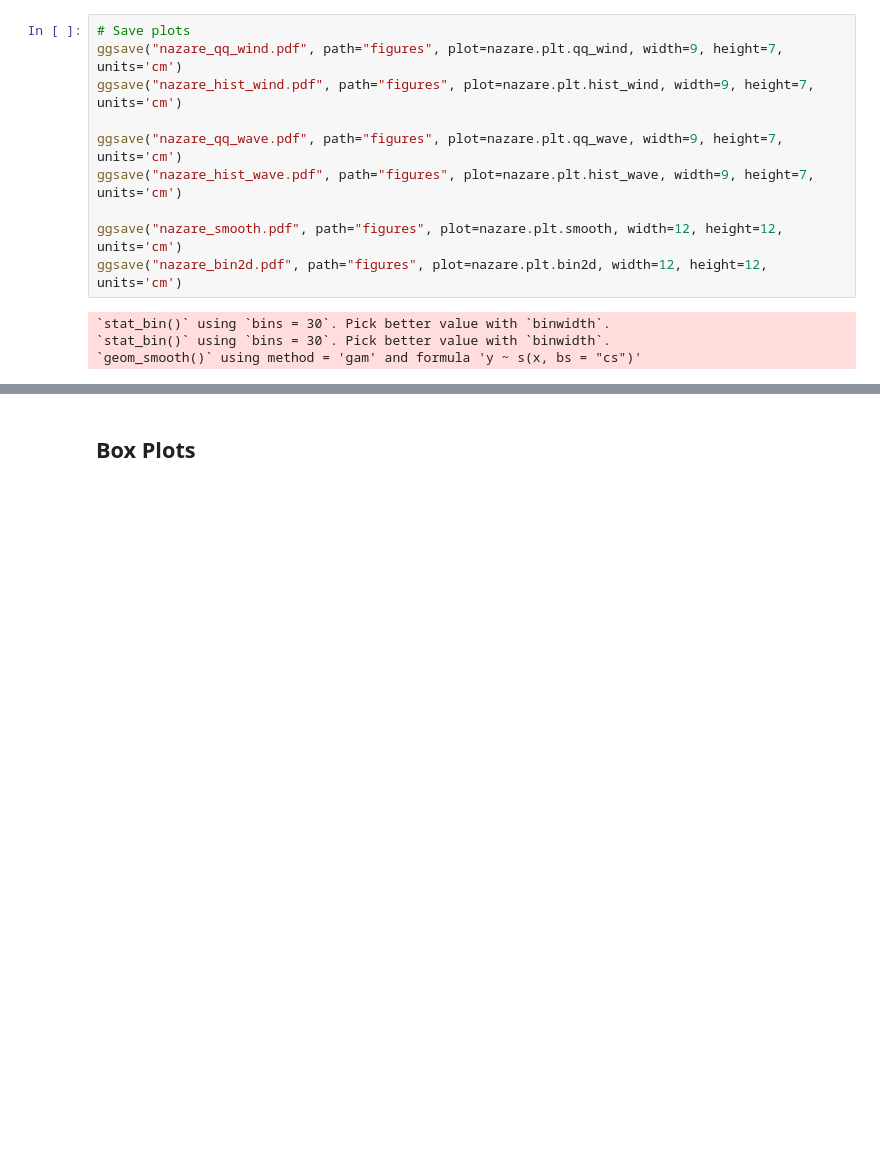
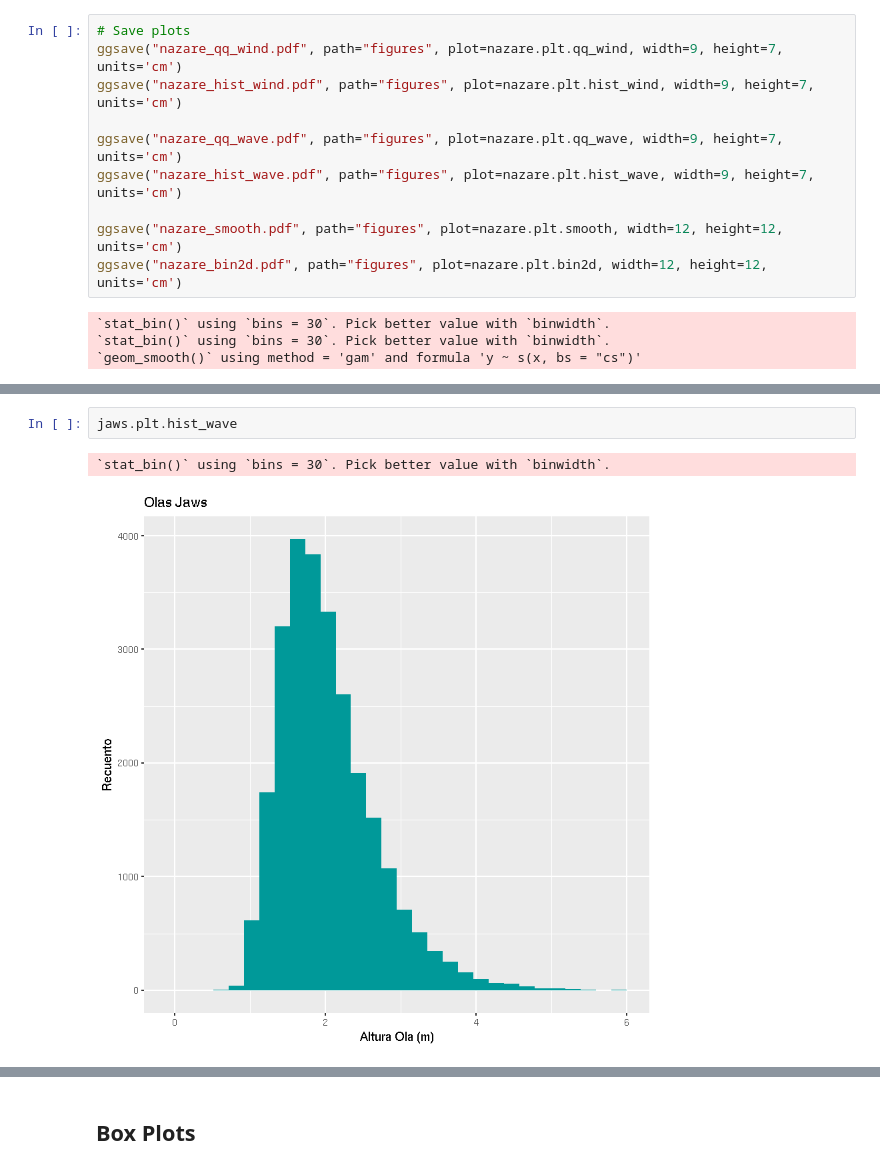
Before and after one commit to Leixb/B7_PE_WaveWind, a Jupyter notebook: notebookR.ipynb, the cells around one changed output, grey strips where cells are left out. Drawn from its saved outputs; the diff is of its cells as text; blank space fills up the shorter version.

```diff
--- a/notebookR.ipynb
+++ b/notebookR.ipynb
@@ -128,6 +132,11 @@ jaws.plt.bin2d <- jaws.plt.gg +
     geom_bin2d(aes_, binwidth=c(1,0.1)) +
     scale_fill_viridis_c("", option="plasma") +
     labs(title="Viento y Olas, Jaws", x="Velocidad del viento (nudos)", y = "Altura Olas (m)")
+# %%
+jaws.plt.hist_wave
+# %% [output]
+`stat_bin()` using `bins = 30`. Pick better value with `binwidth`.
+[figure, added]
 # %%
 jaws.plt.qq_wind
 jaws.plt.hist_wind
```
Also changed, not shown: parts of 21 cells of this notebook, 7 other files.
